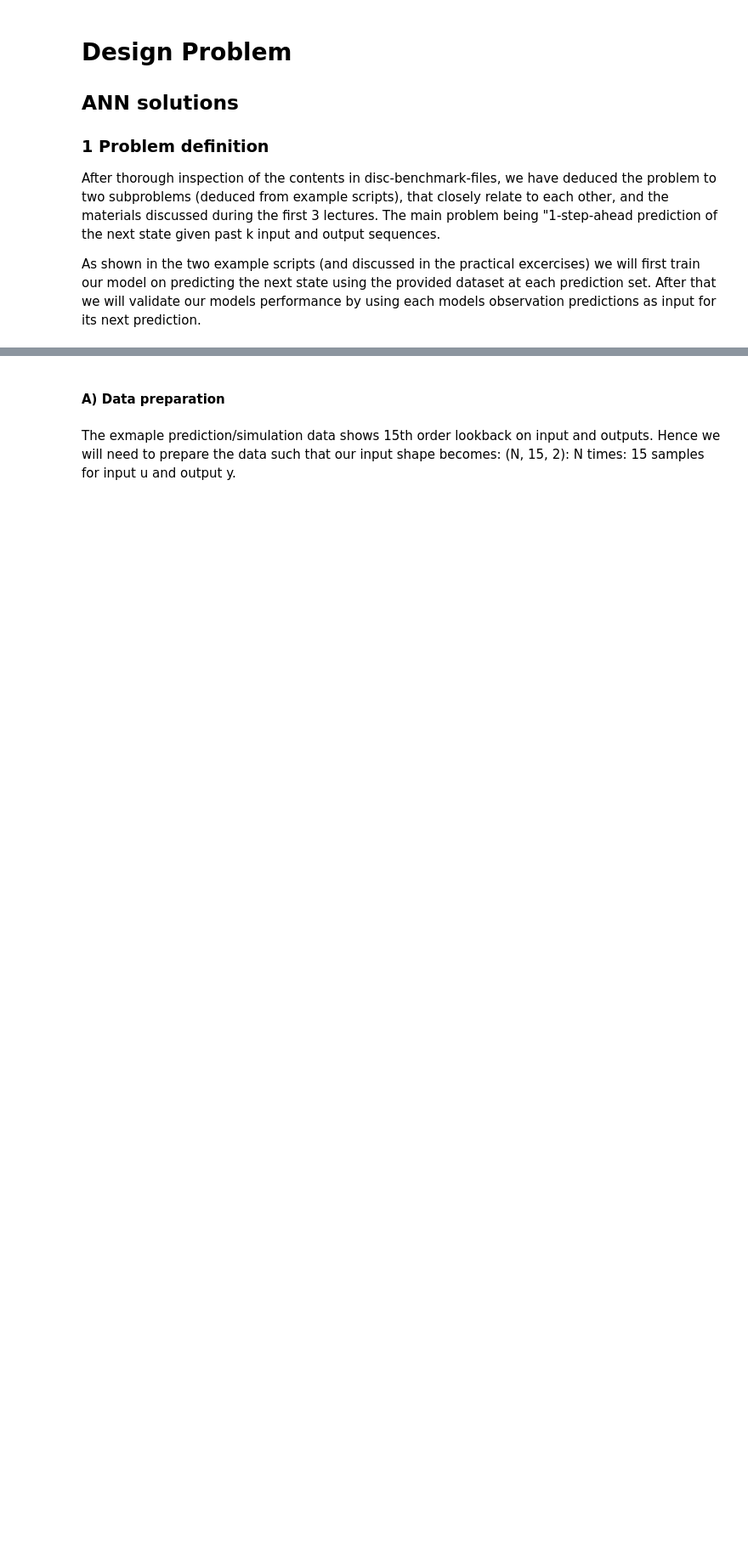
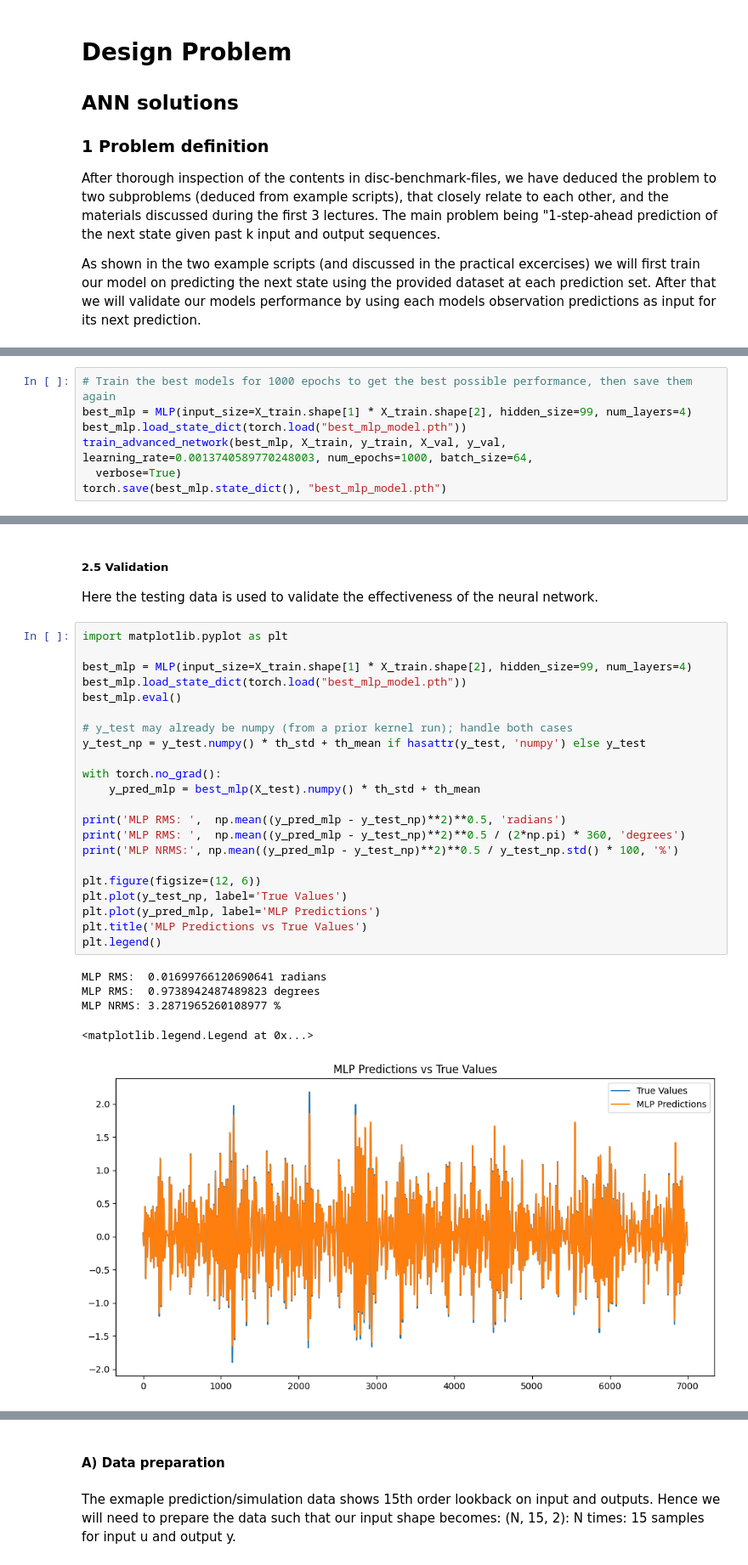
Before and after one commit to Noimps/DesignProject, a Jupyter notebook: SystemModelling/DesignProject.ipynb, the cells around one changed output, grey strips where cells are left out. Shown at 85% size. Cells and saved outputs as stored; diff of their text form; blank space fills up the shorter version.

Commit message:
Add MLP NARX model

```diff
--- a/SystemModelling/DesignProject.ipynb
+++ b/SystemModelling/DesignProject.ipynb
@@ -13,0 +218,7 @@ As shown in the two example scripts (and discussed in the practical excercises)
+# %%
+# Train the best models for 1000 epochs to get the best possible performance, then save them again
+best_mlp = MLP(input_size=X_train.shape[1] * X_train.shape[2], hidden_size=99, num_layers=4)
+best_mlp.load_state_dict(torch.load("best_mlp_model.pth"))
+train_advanced_network(best_mlp, X_train, y_train, X_val, y_val, learning_rate=0.0013740589770248003, num_epochs=1000, batch_size=64,
+  verbose=True)
+torch.save(best_mlp.state_dict(), "best_mlp_model.pth")
@@ -14,3 +227,34 @@ As shown in the two example scripts (and discussed in the practical excercises)
+# %% [markdown]
+##### 2.5 Validation
+Here the testing data is used to validate the effectiveness of the neural network.
+# %%
+import matplotlib.pyplot as plt
+
+best_mlp = MLP(input_size=X_train.shape[1] * X_train.shape[2], hidden_size=99, num_layers=4)
+best_mlp.load_state_dict(torch.load("best_mlp_model.pth"))
+best_mlp.eval()
+
+# y_test may already be numpy (from a prior kernel run); handle both cases
+y_test_np = y_test.numpy() * th_std + th_mean if hasattr(y_test, 'numpy') else y_test
+
+with torch.no_grad():
+    y_pred_mlp = best_mlp(X_test).numpy() * th_std + th_mean
+
+print('MLP RMS: ',  np.mean((y_pred_mlp - y_test_np)**2)**0.5, 'radians')
+print('MLP RMS: ',  np.mean((y_pred_mlp - y_test_np)**2)**0.5 / (2*np.pi) * 360, 'degrees')
+print('MLP NRMS:', np.mean((y_pred_mlp - y_test_np)**2)**0.5 / y_test_np.std() * 100, '%')
+
+plt.figure(figsize=(12, 6))
+plt.plot(y_test_np, label='True Values')
+plt.plot(y_pred_mlp, label='MLP Predictions')
+plt.title('MLP Predictions vs True Values')
+plt.legend()
+# %% [output]
+MLP RMS:  0.01699766120690641 radians
+MLP RMS:  0.9738942487489823 degrees
+MLP NRMS: 3.2871965260108977 %
+<matplotlib.legend.Legend at 0x...>
+[figure, added]
 # %% [markdown]
 ### 3 Advanced Neural network Solutions
 
```
Also changed, not shown: parts of 15 cells of this notebook, 4 other files.
